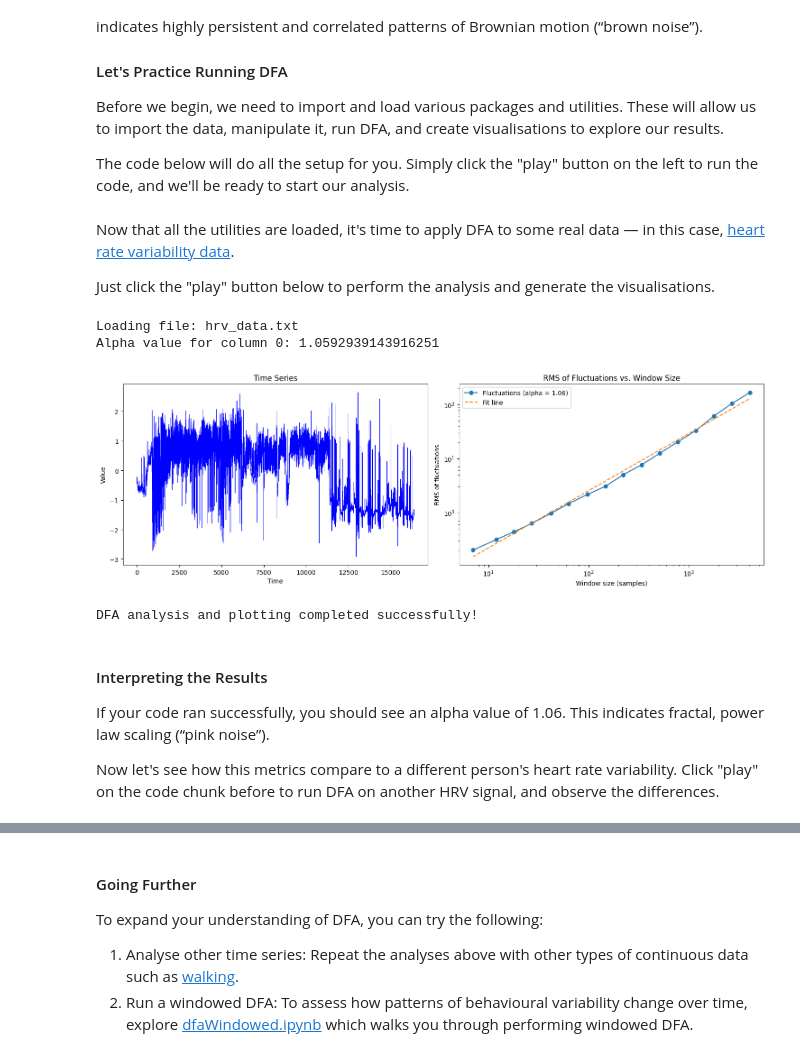
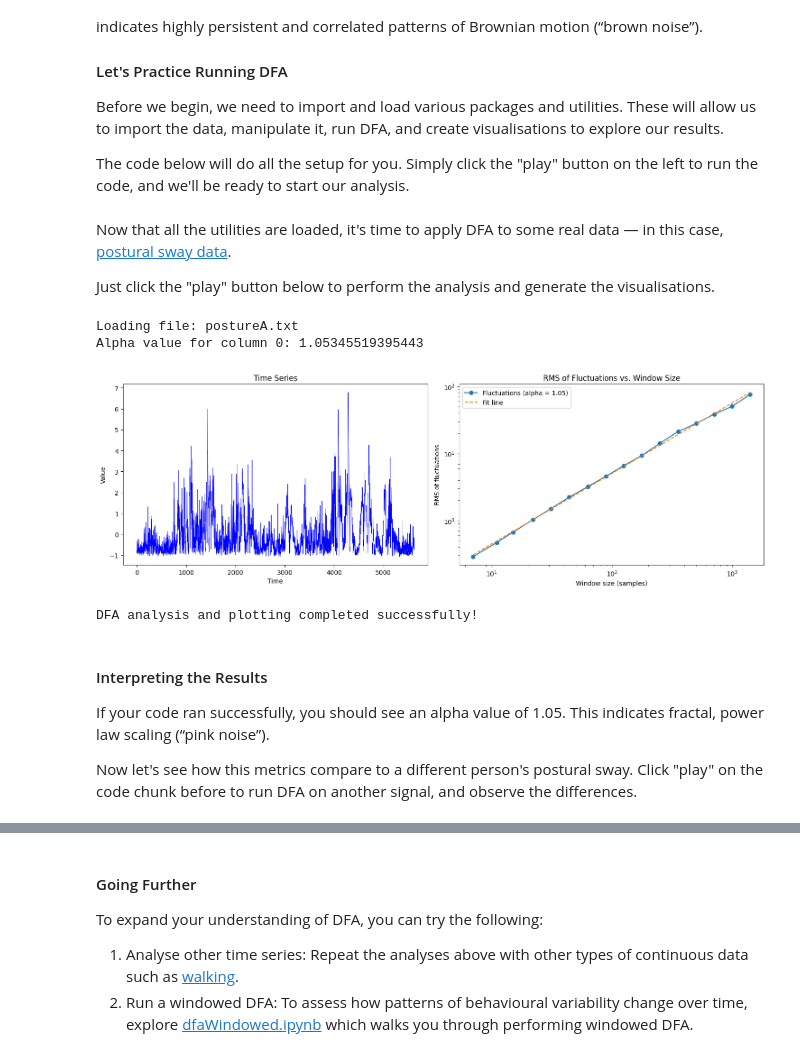
Before and after one commit to xkiwilabs/Linear-NonLinear-TSAnalysis, a Jupyter notebook: dfaAnalysis.ipynb, the cells around one changed output, grey strips where cells are left out. Cells and saved outputs as stored; diff of their text form; code cells hidden in the pictures.

```diff
--- a/dfaAnalysis.ipynb
+++ b/dfaAnalysis.ipynb
@@ -23,6 +18,6 @@ from utils.dfa_utils import perform_dfa, perform_dfa_for_plotting, perform_nolds
 from utils.plot_utils import plot_ts_and_dfa
 # %% [markdown]
-Now that all the utilities are loaded, it's time to apply DFA to some real data — in this case, [heart rate variability data](data/dfa/hrv_data.txt).
+Now that all the utilities are loaded, it's time to apply DFA to some real data — in this case, [postural sway data](data/dfa/postureA.txt).
 
 Just click the "play" button below to perform the analysis and generate the visualisations.
 # %%
@@ -34,7 +29,7 @@ data_directory = "data/dfa/"
 save_image = True
 
 # Set the file name for the data
-file_name = "hrv_data.txt"
+file_name = "postureA.txt"
 file_path = os.path.join(data_directory, file_name)
 
 # Check whether the file containing the data exists
@@ -45,40 +40,40 @@ if os.path.exists(file_path):
     data = pd.read_csv(file_path, header=None, sep='\t')
 
     # Interpolate any missing data that might be present in the file
     data = interpolate_missing_data(data)
 
     # Apply a filter to the data
     data = filter_data(data)
 
     # Normalise the data by using a z-score
     data = (data - data.mean()) / data.std()
 
     # Perform DFA analysis using the perform_dfa_for_plotting function from dfa_utils
     dfa_results = perform_dfa_for_plotting(data)
 
     # Plot time series and DFA results side-by-side
     for column, results in dfa_results.items():
         print(f'Alpha value for column {column}: {results["alpha"]}')
         alpha = results['alpha']
         scales = results['scales']
         flucts = results['flucts']
         fit_line = results['fit_line']
 
         # Plotting code (assuming a plot function is available)
         plot_filename = f'images/dfa/{file_name}_dfa_{column}_plot.png'
         plot_ts_and_dfa(data[column].values, scales, flucts, fit_line, alpha, save_image, plot_filename)
 
     print('DFA analysis and plotting completed successfully!')
 else:
     print(f'File {file_name} not found in directory {data_directory}')
 # %% [output]
-Loading file: hrv_data.txt
-Alpha value for column 0: 1.0592939143916251
+Loading file: postureA.txt
+Alpha value for column 0: 1.05345519395443
-[figure, old version]
+[figure, new version]
 DFA analysis and plotting completed successfully!
 # %% [markdown]
 #### Interpreting the Results
 
-If your code ran successfully, you should see an alpha value of 1.06. This indicates fractal, power law scaling (“pink noise”).
+If your code ran successfully, you should see an alpha value of 1.05. This indicates fractal, power law scaling (“pink noise”).
 
-Now let's see how this metrics compare to a different person's heart rate variability. Click "play" on the code chunk before to run DFA on another HRV signal, and observe the differences.
+Now let's see how this metrics compare to a different person's postural sway. Click "play" on the code chunk before to run DFA on another signal, and observe the differences.
```
Also changed, not shown: parts of 4 cells of this notebook, 38 other files.
